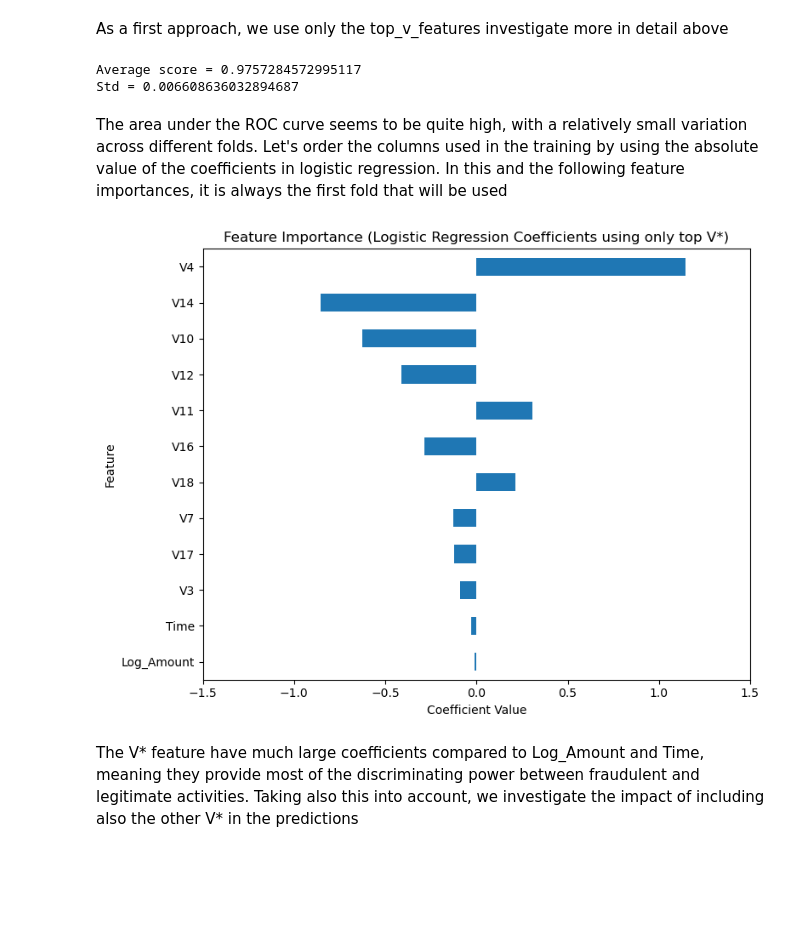
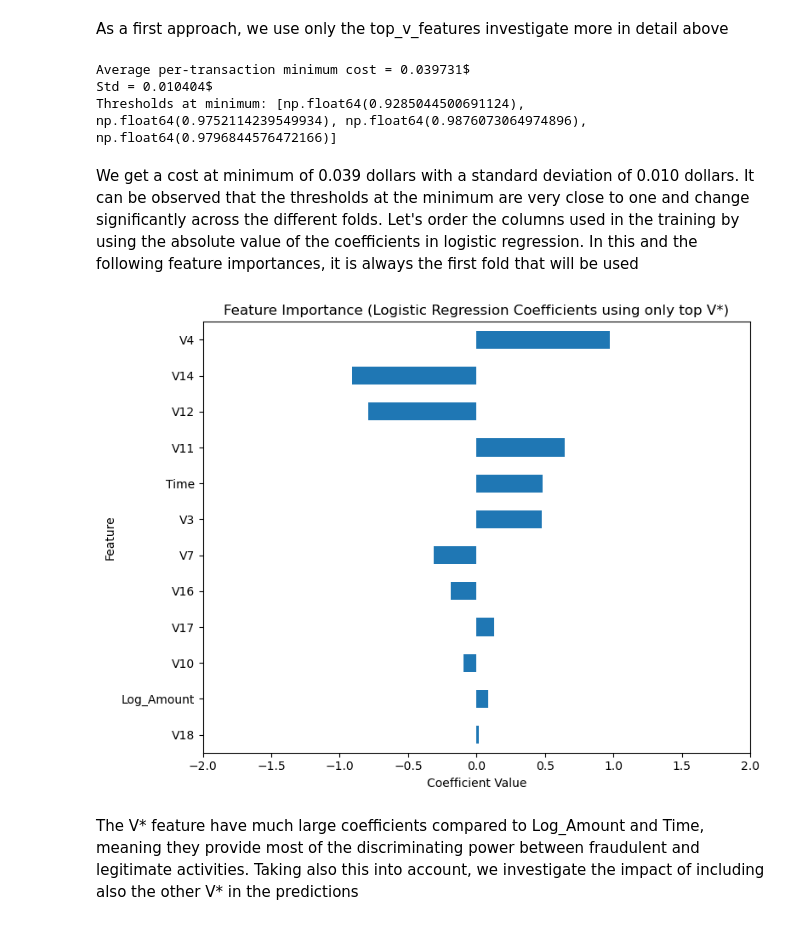
Before and after one commit to d-bruschini/fraud-detection-cost-optimization, a Jupyter notebook: fraud_detection.ipynb, the cells around one changed output. Cells and saved outputs as stored; diff of their text form; code cells hidden in the pictures; blank space fills up the shorter version.

```diff
--- a/fraud_detection.ipynb
+++ b/fraud_detection.ipynb
@@ -292,11 +308,17 @@ fraud_df = fraud_df.drop('Amount', axis=1)
 # %% [markdown]
 Let's now divide fraud_df into a training/cross-validation part and a testing part. The first part will be used to determine the machine learning model to predict fraudulent transactions, while the second part will be used to select the score threshold that minimizes the cost due to both the false positives and negatives
 # %%
-# Creating a dataframe with TEST_SIZE values of original dataframe, which will be used in the final threshold selection
-fraud_df_test = fraud_df.sample(frac = TEST_SIZE, random_state=RANDOM_STATE)
+# Creating a dataframe with TEST_SIZE values of original dataframe, which will be used in the final validation
 
-# Creating dataframe with the rest of the dataframe
-fraud_df_train = fraud_df.drop(fraud_df_test.index)
+X_for_split = fraud_df.drop(columns=['Class'])
+y_for_split = fraud_df['Class']
+
+X_for_split_train, X_for_split_test, y_for_split_train, y_for_split_test = train_test_split(X_for_split, y_for_split, random_state=RANDOM_STATE, test_size=TEST_SIZE)
+
+fraud_df_train = pd.DataFrame(data = X_for_split_train, columns = fraud_df.columns)
+fraud_df_train['Class'] = y_for_split_train
+fraud_df_test = pd.DataFrame(data = X_for_split_test, columns = fraud_df.columns)
+fraud_df_test['Class'] = y_for_split_test
 # %% [markdown]
 ## 4) Supervised fraud detection model building
 # %% [markdown]
@@ -311,43 +365,45 @@ As a first approach, we use only the top_v_features investigate more in detail a
 #we select only the top v* features, time and log_amount
 fraud_df_train_top = fraud_df_train[["Time", "Log_Amount", "Class",*top_v_features]]
 # %%
-kf = RepeatedStratifiedKFold(n_splits=n_folds, n_repeats=n_repeats, random_state=RANDOM_STATE)
+kf = StratifiedKFold(n_splits=n_folds, random_state=RANDOM_STATE, shuffle=True)
 #define logistic regression
 log_reg_top = LogisticRegression(random_state=RANDOM_STATE, class_weight="balanced")
 #the line below performs the splitting in folds, training and testing, and scaling of the features
-scores_log_reg_top, log_reg_top_models, scalers_log_reg_top, tpr_log_reg_top, fpr_log_reg_top = kfold_train_test_models(fraud_df_train_top, kf, log_reg_top)
-print(f"Average score = {sum(scores_log_reg_top)/len(scores_log_reg_top)}")
-print(f"Std = {np.sqrt(np.var(scores_log_reg_top))}")
+costs_log_reg_top, log_reg_top_models, scalers_log_reg_top, thresholds_log_reg_top = kfold_train_test_models(fraud_df_train_top, kf, log_reg_top, probability_positive, cost_per_false_positive, mean_fraud_amount)
+print(f"Average per-transaction minimum cost = {sum(costs_log_reg_top)/len(costs_log_reg_top):3f}$")
+print(f"Std = {np.sqrt(np.var(costs_log_reg_top)):3f}$")
+print(f"Thresholds at minimum: {thresholds_log_reg_top}")
 # %% [output]
-Average score = 0.9757284572995117
-Std = 0.006608636032894687
+Average per-transaction minimum cost = 0.039731$
+Std = 0.010404$
+Thresholds at minimum: [np.float64(0.9285044500691124), np.float64(0.9752114239549934), np.float64(0.9876073064974896), np.float64(0.9796844576472166)]
 # %% [markdown]
-The area under the ROC curve seems to be quite high, with a relatively small variation across different folds. Let's order the columns used in the training by using the absolute value of the coefficients in logistic regression. In this and the following feature importances, it is always the first fold that will be used
+We get a cost at minimum of 0.039 dollars with a standard deviation of 0.010 dollars. It can be observed that the thresholds at the minimum are very close to one and change significantly across the different folds. Let's order the columns used in the training by using the absolute value of the coefficients in logistic regression. In this and the following feature importances, it is always the first fold that will be used
 # %%
 columns = [column for column in fraud_df_train_top.columns if column!="Class"]
 
 coef_dict = dict(zip(columns, log_reg_top_models[0].coef_[0]))
 
 sorted_coef = dict(sorted(coef_dict.items(), key=lambda x: -abs(x[1])))
 
 # Convert dict to pandas Series
 coef_series = pd.Series(sorted_coef)
 
 # Plot
 plt.figure(figsize=(8, 6))
 coef_series.plot(kind='barh')
 
 plt.title("Feature Importance (Logistic Regression Coefficients using only top V*)")
 plt.xlabel("Coefficient Value")
 plt.ylabel("Feature")
 
-plt.xlim(-1.5, 1.5)
+plt.xlim(-2., 2.)
 
 plt.gca().invert_yaxis()  # Most important on top
 plt.tight_layout()
 plt.show()
 # %% [output]
-[figure, old version]
+[figure, new version]
 # %% [markdown]
 The V* feature have much large coefficients compared to Log_Amount and Time, meaning they provide most of the discriminating power between fraudulent and legitimate activities. Taking also this into account, we investigate the impact of including also the other V* in the predictions
 # %% [markdown]
```
Also changed, not shown: parts of 46 cells of this notebook, 1 other file.
